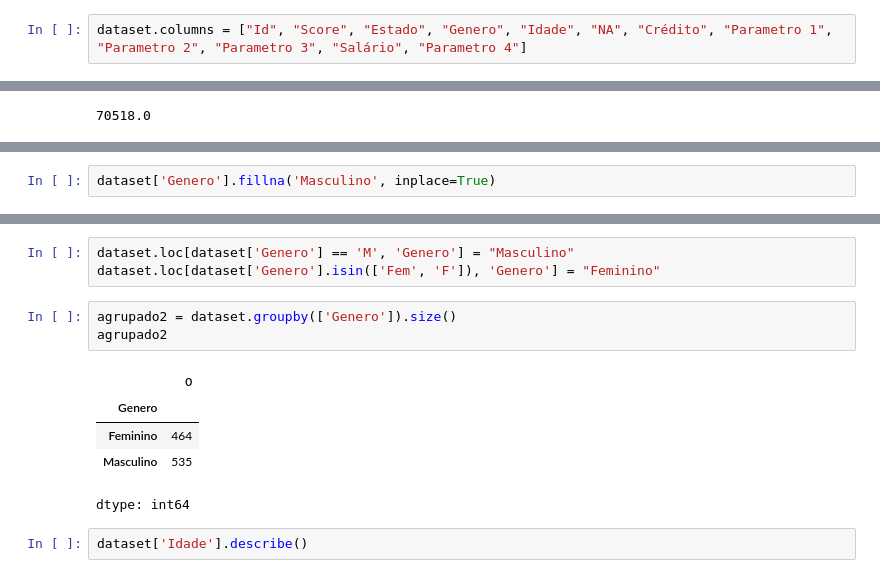
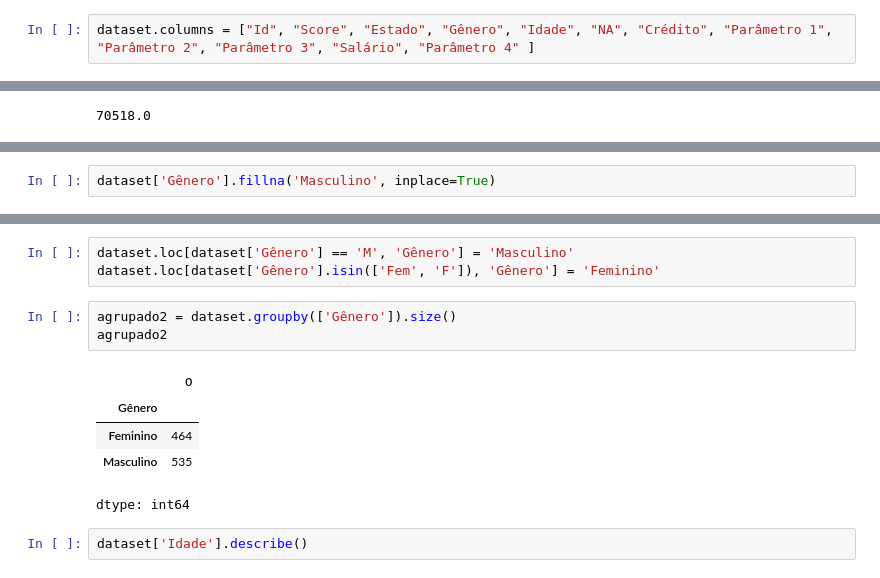
Before and after one commit to Guilhermegfssilva/Ciencia-de-dados, a Jupyter notebook: Tratamento_de_dados.ipynb, the cells around one changed output, grey strips where cells are left out. Cells and saved outputs as stored; diff of their text form.

```diff
--- a/Tratamento_de_dados.ipynb
+++ b/Tratamento_de_dados.ipynb
@@ -19,7 +21,7 @@ dataset.shape
 # %% [output]
 (999, 12)
 # %%
-dataset.columns = ["Id", "Score", "Estado", "Genero", "Idade", "NA", "Crédito", "Parametro 1", "Parametro 2", "Parametro 3", "Salário", "Parametro 4"]
+dataset.columns = ["Id", "Score", "Estado", "Gênero", "Idade", "NA", "Crédito", "Parâmetro 1", "Parâmetro 2", "Parâmetro 3", "Salário", "Parâmetro 4" ]
 # %%
 dataset.head()
 # %% [output]
@@ -263,5 +265,5 @@ dataset['Genero'].isnull().sum()
 # %% [output]
 8
 # %%
-dataset['Genero'].fillna('Masculino', inplace=True)
+dataset['Gênero'].fillna('Masculino', inplace=True)
 # %%
@@ -269,14 +271,14 @@ dataset['Genero'].isnull().sum()
 # %% [output]
 0
 # %%
-dataset.loc[dataset['Genero'] == 'M', 'Genero'] = "Masculino"
-dataset.loc[dataset['Genero'].isin(['Fem', 'F']), 'Genero'] = "Feminino"
+dataset.loc[dataset['Gênero'] == 'M', 'Gênero'] = 'Masculino'
+dataset.loc[dataset['Gênero'].isin(['Fem', 'F']), 'Gênero'] = 'Feminino'
 # %%
-agrupado2 = dataset.groupby(['Genero']).size()
+agrupado2 = dataset.groupby(['Gênero']).size()
 agrupado2
 # %% [output]
 |  | 0 |
-| Genero |  |
+| Gênero |  |
 | Feminino | 464 |
 | Masculino | 535 |
 dtype: int64
```
Also changed, not shown: parts of 18 cells of this notebook.
